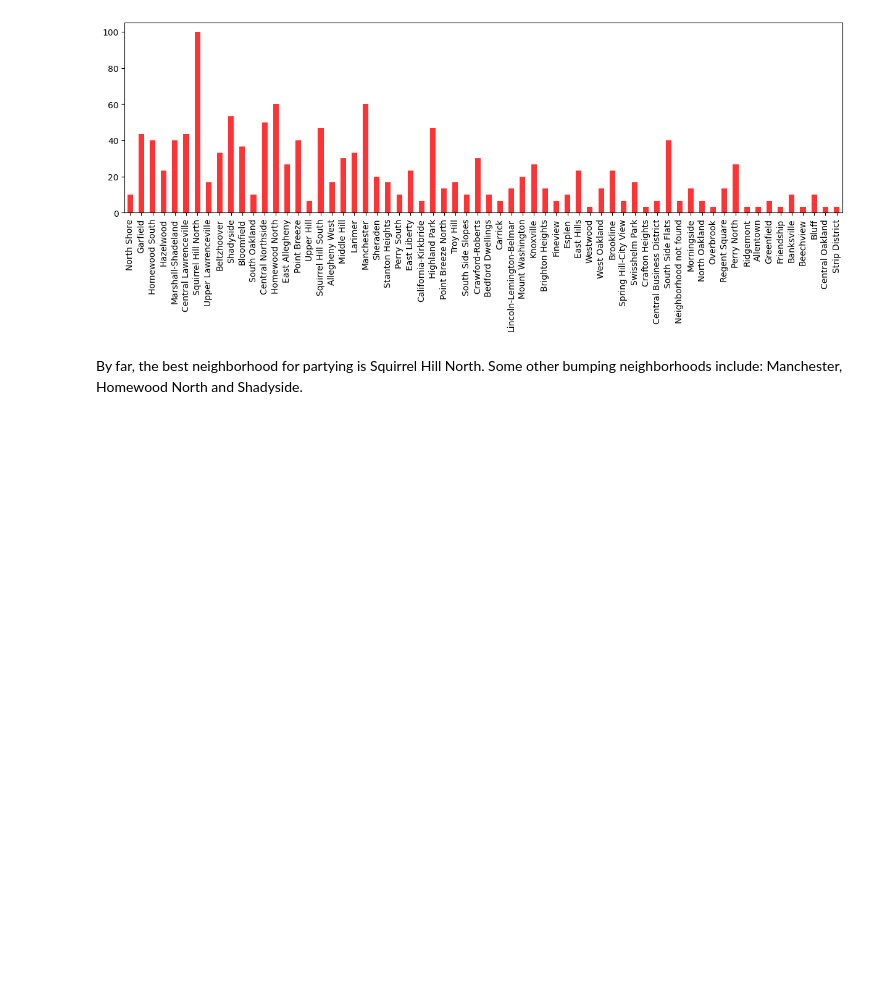
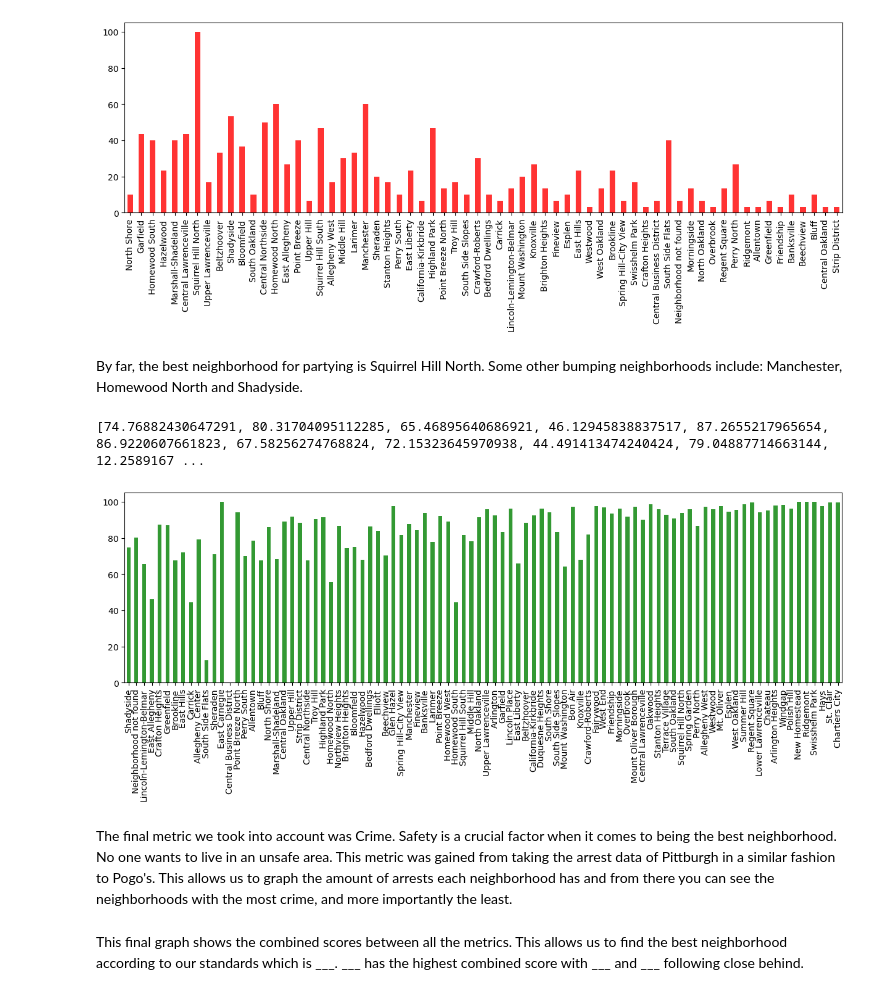
Before and after one commit to 27TAJ/CS-0010-Final_Project, a Jupyter notebook: BestNeighborhoodFinal.ipynb, the cells around one changed output. Drawn from its saved outputs; the diff is of its cells as text; code cells hidden in the pictures; blank space fills up the shorter version.

```diff
--- a/BestNeighborhoodFinal.ipynb
+++ b/BestNeighborhoodFinal.ipynb
@@ -98,3 +98,50 @@ df2=pd.Series(partyScore, index = DaHood).plot.bar(alpha = 0.8, color = 'red', f
 [figure]
 # %% [markdown]
 By far, the best neighborhood for partying is Squirrel Hill North. Some other bumping neighborhoods include: Manchester, Homewood North and Shadyside.
+# %%
+import csv
+import geopandas as gpd
+import pandas as pd
+from shapely.geometry import Point
+
+def get_neighborhood(lat, lon):
+    point = Point(lon, lat)
+    for col, row in data.iterrows():
+        if row['geometry'].contains(point):
+            return row['HOOD']
+    return "Neighborhood not found"
+
+map = "City_of_Pittsburgh_Neighborhoods.shp"
+
+data = gpd.read_file(map).to_crs("EPSG:4326")
+
+neighborhoods = {}
+with open("arrest_data.csv", "r") as arrests:
+    reader = csv.reader(arrests)
+    next(reader)
+    for row in reader:
+        if (row[15] != "None" and row[16] != "None" and row[15] != "" and row[16] != ""):
+            latitude = float(row[16])
+            longitude = float(row[15])
+            neighborhood = get_neighborhood(latitude, longitude)
+            if neighborhood in neighborhoods:
+                neighborhoods[neighborhood] += 1
+            else:
+                neighborhoods[neighborhood] = 1
+maxCrime = max(neighborhoods.values())
+minCrime = min(neighborhoods.values())
+
+crimeScore = []
+Neighborhood = []
+for neighborhood in neighborhoods:
+    crimeScore.append((maxCrime - neighborhoods[neighborhood])/(maxCrime - minCrime) * 100)
+    Neighborhood.append(neighborhood)
+
+print(crimeScore)
+
+df3=pd.Series(crimeScore, index = Neighborhood).plot.bar(alpha = 0.8, color = 'green', figsize = (15, 4))
+# %% [output]
+[74.76882430647291, 80.31704095112285, 65.46895640686921, 46.12945838837517, 87.2655217965654, 86.9220607661823, 67.58256274768824, 72.15323645970938, 44.491413474240424, 79.04887714663144, 12.2589167 ...
+[figure, added]
+# %% [markdown]
+The final metric we took into account was Crime. Safety is a crucial factor when it comes to being the best neighborhood. No one wants to live in an unsafe area. This metric was gained from taking the arrest data of Pittburgh in a similar fashion to Pogo's. This allows us to graph the amount of arrests each neighborhood has and from there you can see the neighborhoods with the most crime, and more importantly the least.
@@ -100,0 +150,2 @@ By far, the best neighborhood for partying is Squirrel Hill North. Some other bu
+# %% [markdown]
+This final graph shows the combined scores between all the metrics. This allows us to find the best neighborhood according to our standards which is ___. ___ has the highest combined score with ___ and ___ following close behind.
```
Also changed, not shown: parts of 1 cell of this notebook, 2 other files.
